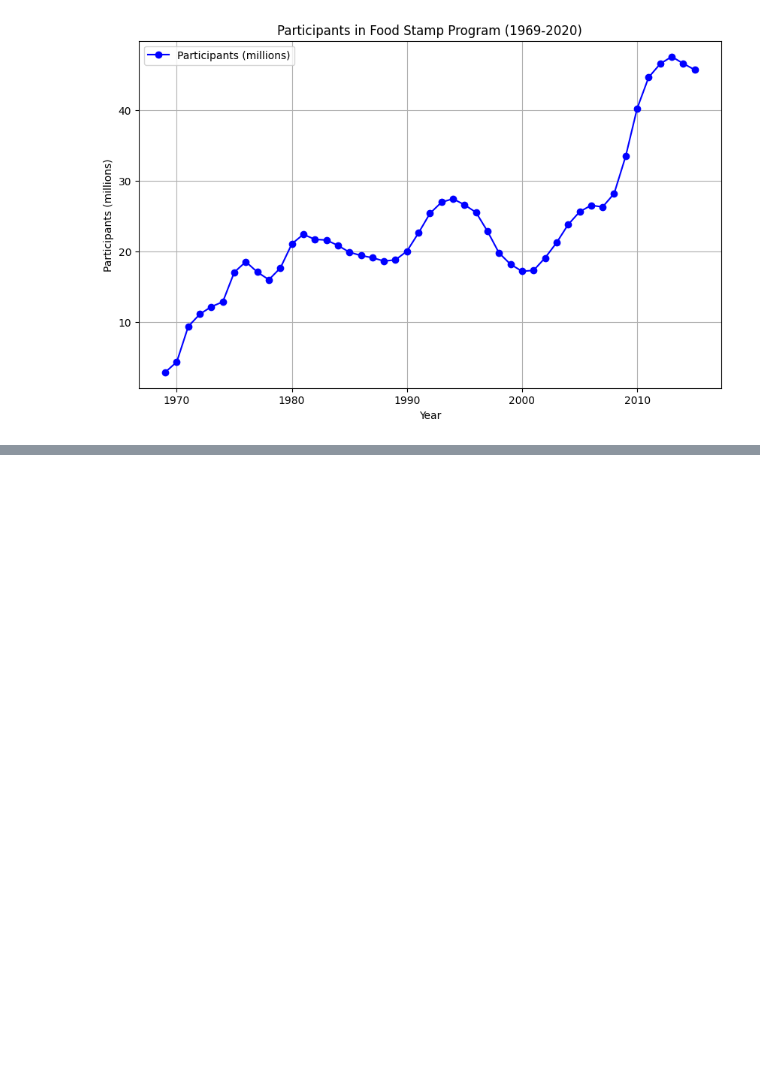
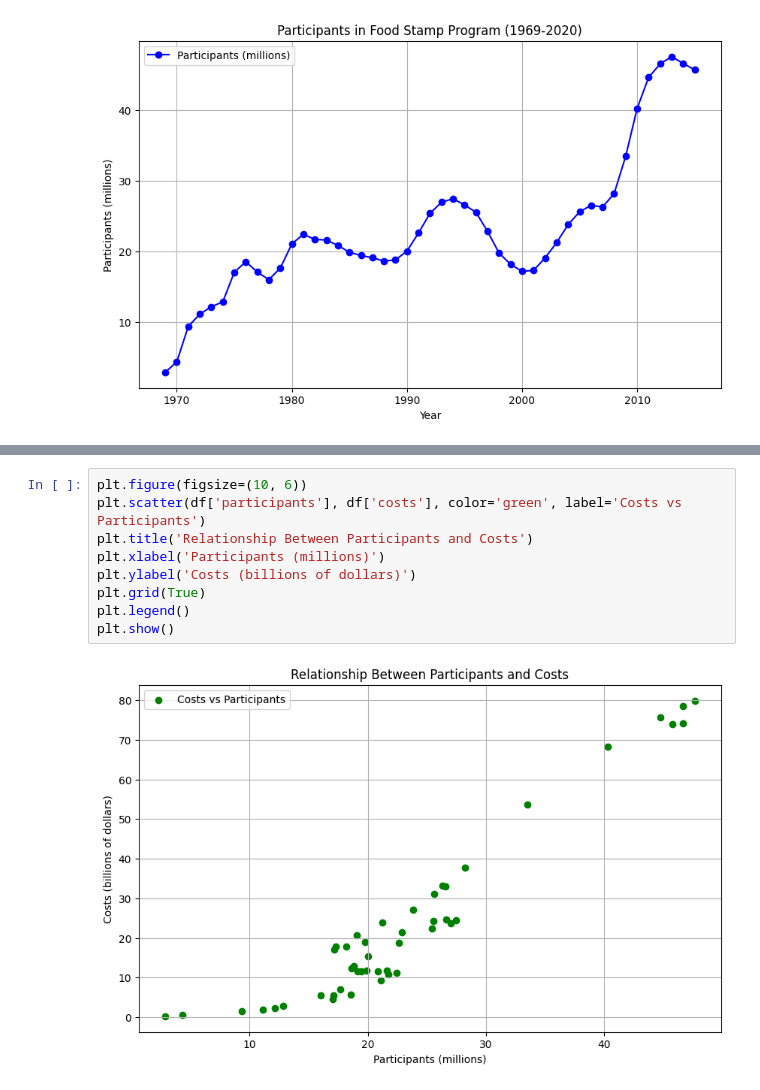
Before and after one commit to Roxaxx/Data110, a Jupyter notebook: Project1.ipynb, the cells around one changed output, grey strips where cells are left out. Drawn from its saved outputs; the diff is of its cells as text; blank space fills up the shorter version.

```diff
--- a/Project1.ipynb
+++ b/Project1.ipynb
@@ -45,0 +57,11 @@ plt.show()
+# %%
+plt.figure(figsize=(10, 6))
+plt.scatter(df['participants'], df['costs'], color='green', label='Costs vs Participants')
+plt.title('Relationship Between Participants and Costs')
+plt.xlabel('Participants (millions)')
+plt.ylabel('Costs (billions of dollars)')
+plt.grid(True)
+plt.legend()
+plt.show()
+# %% [output]
+[figure, added]
```
Also changed, not shown: parts of 1 cell of this notebook.
